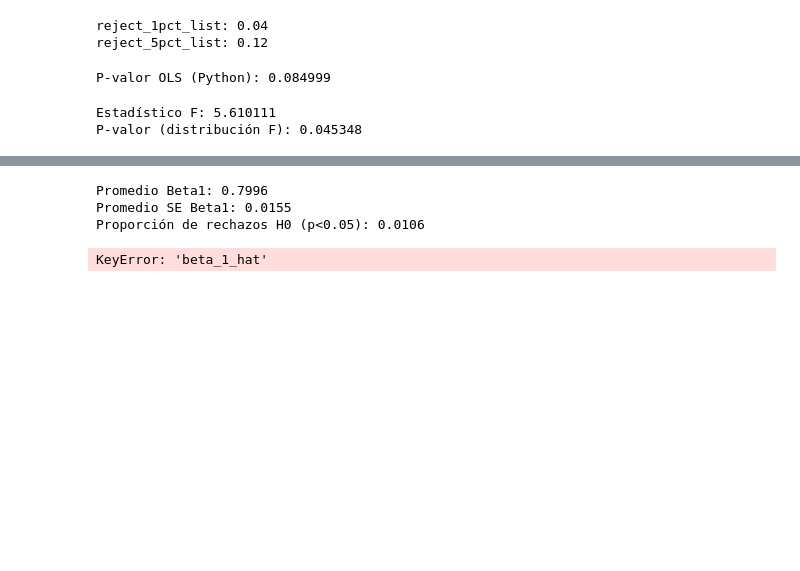
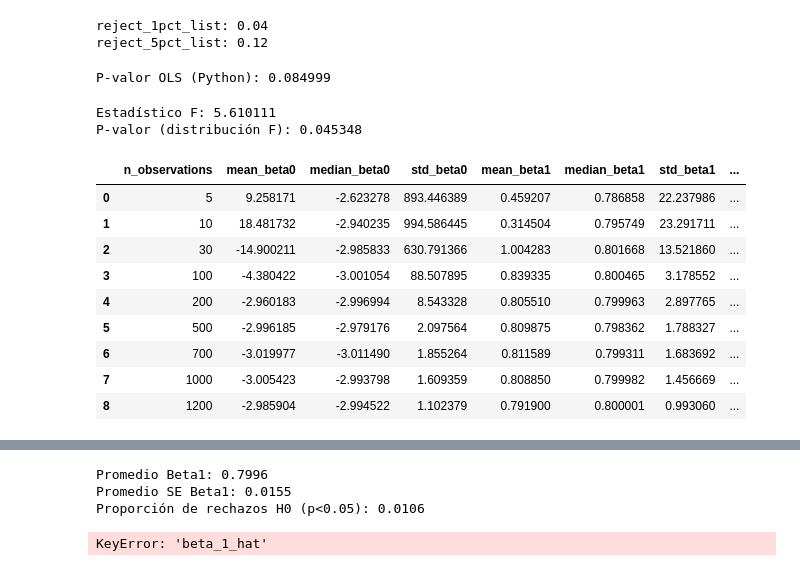
Before and after one commit to DavidGuzzi/MECMT05, a Jupyter notebook: TP.ipynb, the cells around one changed output, grey strips where cells are left out. Drawn from its saved outputs; the diff is of its cells as text; code cells hidden in the pictures; blank space fills up the shorter version.

```diff
--- a/TP.ipynb
+++ b/TP.ipynb
@@ -385,12 +385,12 @@ def fgls_estimation_numpy4(x, y):
     u_hat2 = u_hat ** 2
     log_u_hat2 = np.log(u_hat2)
 
-    X_aux = np.column_stack((np.ones_like(x), x, x**2))
+    X_aux = np.column_stack((x, x**2))
     gamma_hat = np.linalg.inv(X_aux.T @ X_aux) @ X_aux.T @ log_u_hat2
     log_sigma2_hat = X_aux @ gamma_hat
     sigma2_hat = np.exp(log_sigma2_hat)
 
-    X_aux2 = np.column_stack((np.ones_like(x) / sigma2_hat, x / sigma2_hat,  x**2 / sigma2_hat))
+    X_aux2 = np.column_stack((x / sigma2_hat,  x**2 / sigma2_hat))
     u_hat2_over_sigma2_hat = u_hat2 / sigma2_hat
     gamma_hat2 = np.linalg.inv(X_aux2.T @ X_aux2) @ X_aux2.T @ u_hat2_over_sigma2_hat
 
@@ -668,31 +668,42 @@ def simulate_fgls(n_samples, n_observations_list, beta_0_true, beta_1_true, beta
             # Test de hipótesis para beta_1 = 0.8
             t_stat = (beta_1_hat - beta1_H0) / se_beta1_hat
             p_value = 2 * (1 - t.cdf(abs(t_stat), df=n_obs - 2))
             reject_1pct = p_value < 0.01
             reject_5pct = p_value < 0.05
 
             sample_results.append([beta_0_hat, beta_1_hat, reject_1pct, reject_5pct])
 
         # Convertir a DataFrame
         df_results = pd.DataFrame(sample_results, columns=['beta_0_hat', 'beta_1_hat', 'reject_1pct', 'reject_5pct'])
 
         # Calcular estadísticas
         mean_beta0 = df_results['beta_0_hat'].mean()
         mean_beta1 = df_results['beta_1_hat'].mean()
         median_beta0 = df_results['beta_0_hat'].median()
         median_beta1 = df_results['beta_1_hat'].median()
         std_beta0 = df_results['beta_0_hat'].std()
         std_beta1 = df_results['beta_1_hat'].std()
         test_size_1pct = df_results['reject_1pct'].mean()
         test_size_5pct = df_results['reject_5pct'].mean()
 
         results.append([n_obs, mean_beta0, median_beta0, std_beta0, mean_beta1, median_beta1, std_beta1, test_size_1pct, test_size_5pct])
 
     # Crear DataFrame final
     results_df = pd.DataFrame(results, columns=['n_observations', 'mean_beta0', 'median_beta0', 'std_beta0', 'mean_beta1', 'median_beta1', 'std_beta1', 'test_size_1pct', 'test_size_5pct'])
 
     return results_df
 
 # Parámetros iniciales
-test_results = simulate_fgls(n_samples=5000, n_observations_list=[5, 10, 30, 100, 200, 500], beta_0_true=-3, beta_1_true=0.8, beta1_H0=0.8)
+test_results = simulate_fgls(n_samples=5000, n_observations_list=[5, 10, 30, 100, 200, 500, 700, 1000, 1200], beta_0_true=-3, beta_1_true=0.8, beta1_H0=0.8)
 test_results
+# %% [output]
+|  | n_observations | mean_beta0 | median_beta0 | std_beta0 | mean_beta1 | median_beta1 | std_beta1 | ... |
+| 0 | 5 | 9.258171 | -2.623278 | 893.446389 | 0.459207 | 0.786858 | 22.237986 | ... |
+| 1 | 10 | 18.481732 | -2.940235 | 994.586445 | 0.314504 | 0.795749 | 23.291711 | ... |
+| 2 | 30 | -14.900211 | -2.985833 | 630.791366 | 1.004283 | 0.801668 | 13.521860 | ... |
+| 3 | 100 | -4.380422 | -3.001054 | 88.507895 | 0.839335 | 0.800465 | 3.178552 | ... |
+| 4 | 200 | -2.960183 | -2.996994 | 8.543328 | 0.805510 | 0.799963 | 2.897765 | ... |
+| 5 | 500 | -2.996185 | -2.979176 | 2.097564 | 0.809875 | 0.798362 | 1.788327 | ... |
+| 6 | 700 | -3.019977 | -3.011490 | 1.855264 | 0.811589 | 0.799311 | 1.683692 | ... |
+| 7 | 1000 | -3.005423 | -2.993798 | 1.609359 | 0.808850 | 0.799982 | 1.456669 | ... |
+| 8 | 1200 | -2.985904 | -2.994522 | 1.102379 | 0.791900 | 0.800001 | 0.993060 | ... |
```
Also changed, not shown: parts of 1 cell of this notebook.
